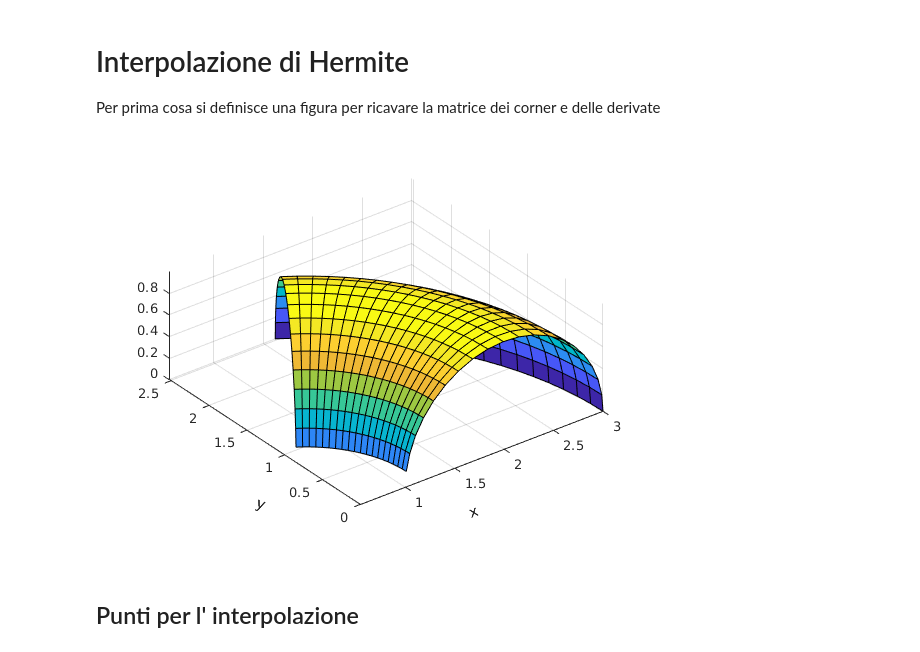
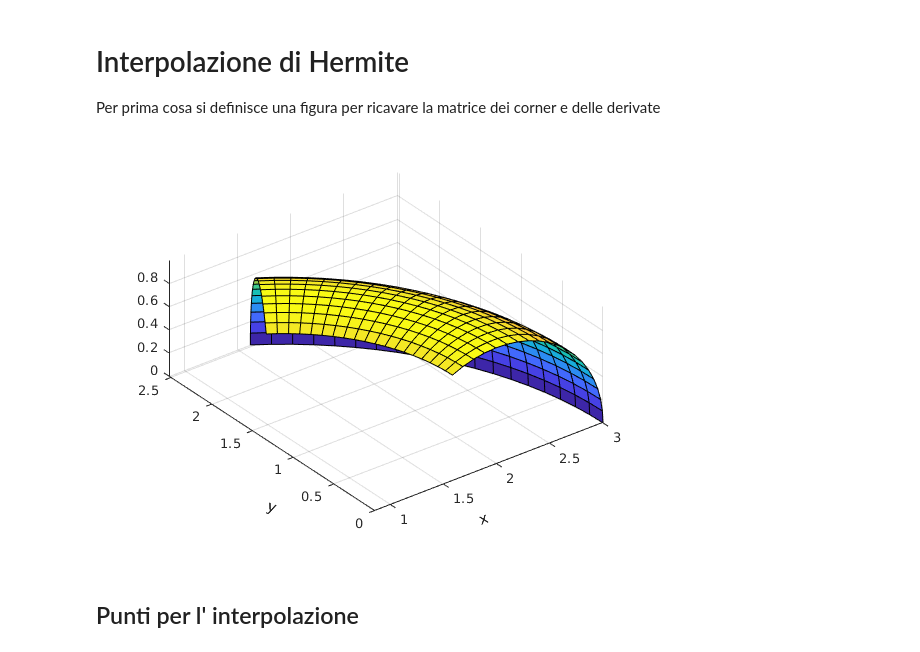
Before and after one commit to mameli/cagd, a Jupyter notebook: Hermite.ipynb, the cells around one changed output. Cells and saved outputs as stored; diff of their text form; code cells hidden in the pictures.

```diff
--- a/Hermite.ipynb
+++ b/Hermite.ipynb
@@ -5,15 +5,15 @@ Per prima cosa si definisce una figura per ricavare la matrice dei corner e dell
 # %%
 s_a = 0; s_b = 1;
 s = linspace(s_a, s_b, 20);
-t_a = 0; t_b = 3;
+t_a = 0; t_b = 2;
 t = linspace(t_a, t_b, 20);
 [ss, tt] = meshgrid(s, t);
 x = (2 + cos(tt)).*cos(ss);
 y = (2 + cos(tt)).*sin(ss);
 z = sin(tt);
 surf(x, y, z);axis equal; xlabel('x', 'Rotation',20); ylabel('y', 'Rotation',-20)
 # %% [output]
-[figure, old version]
+[figure, new version]
 # %% [markdown]
 ## Punti per l' interpolazione
 # %%
```
Also changed, not shown: parts of 14 cells of this notebook, 1 other file.
